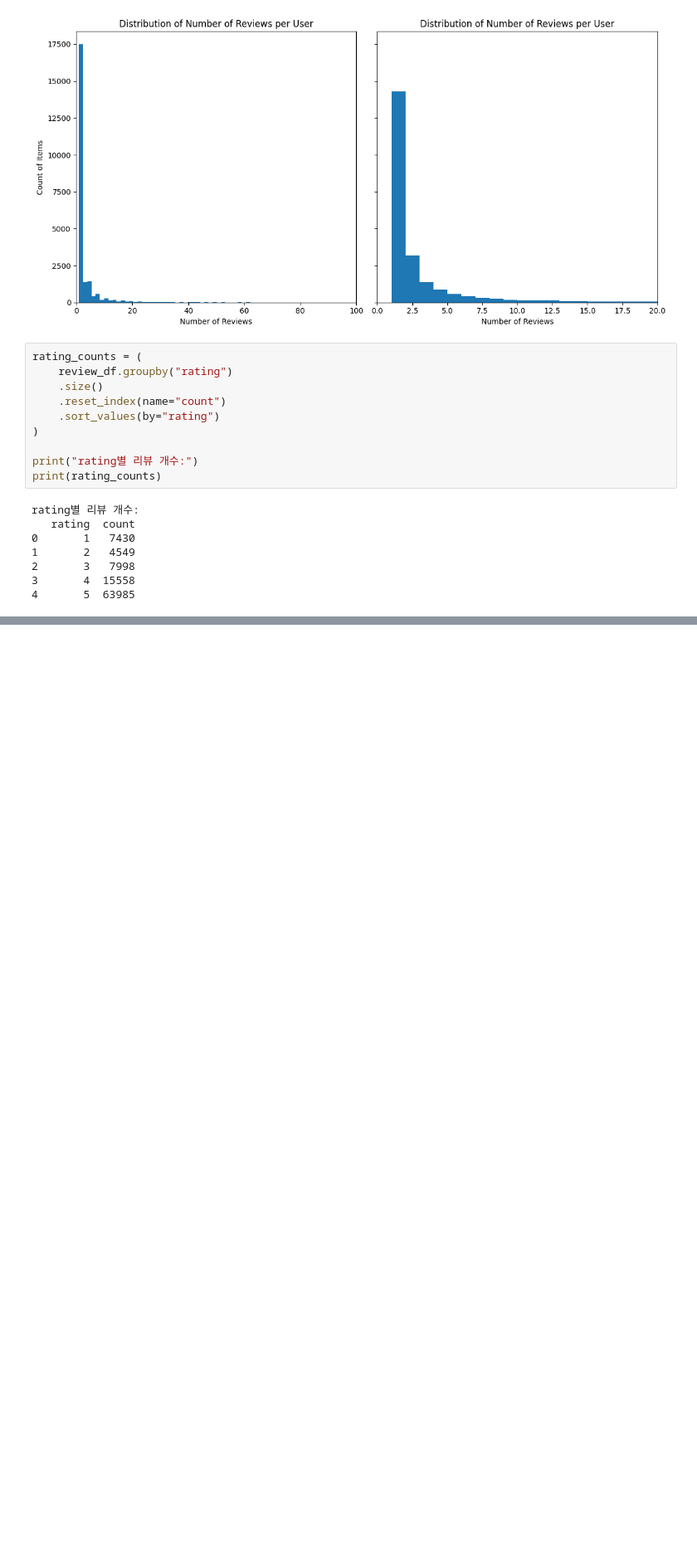
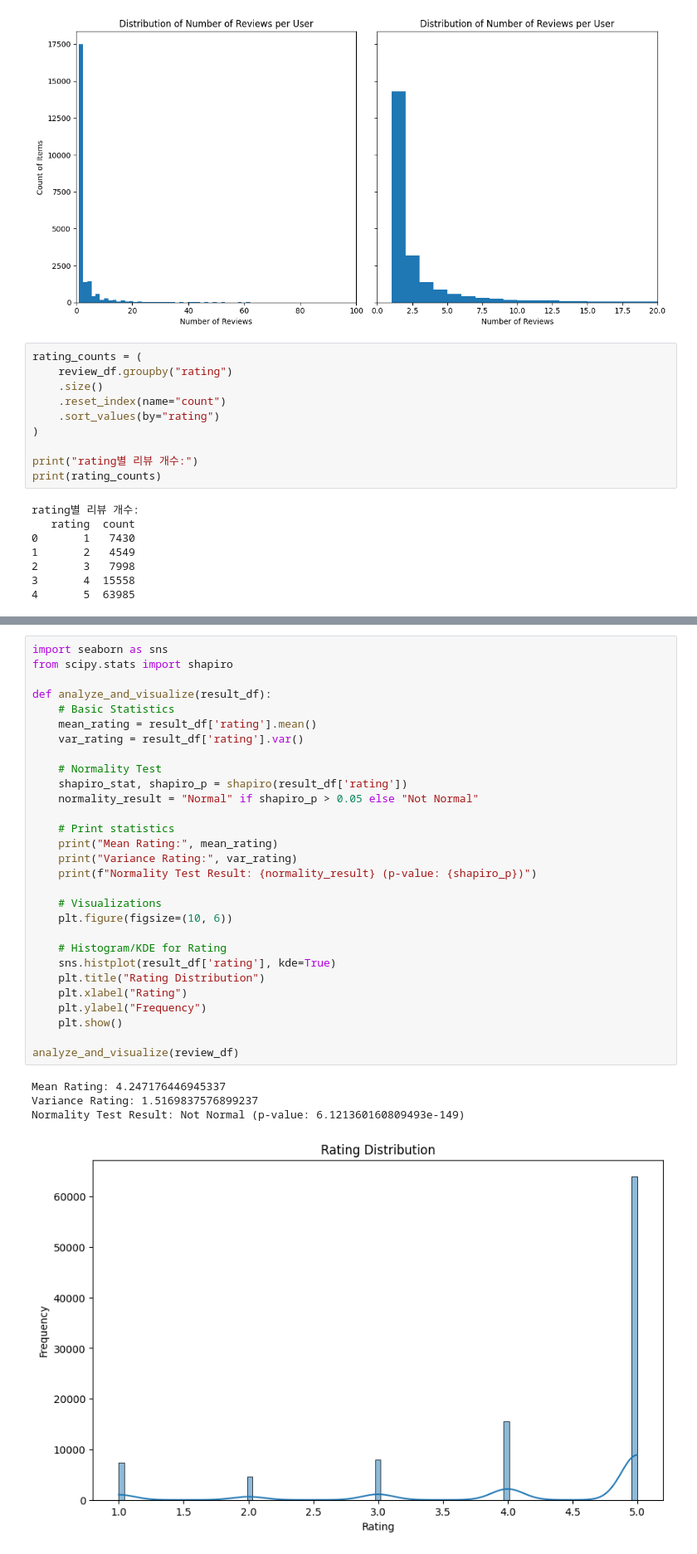
Before and after one commit to tpgus2603/DataMining, a Jupyter notebook: AmazonDataAnalysis.ipynb, the cells around one changed output, grey strips where cells are left out. Shown: that part at 83% size. Saved outputs shown, nothing was run; the diff lists cells and outputs as text; blank space fills up the shorter version.

```diff
--- a/AmazonDataAnalysis.ipynb
+++ b/AmazonDataAnalysis.ipynb
@@ -262,0 +262,34 @@ visualize_category_distribution(review_df)
+# %%
+import seaborn as sns
+from scipy.stats import shapiro
+
+def analyze_and_visualize(result_df):
+    # Basic Statistics
+    mean_rating = result_df['rating'].mean()
+    var_rating = result_df['rating'].var()
+
+    # Normality Test
+    shapiro_stat, shapiro_p = shapiro(result_df['rating'])
+    normality_result = "Normal" if shapiro_p > 0.05 else "Not Normal"
+
+    # Print statistics
+    print("Mean Rating:", mean_rating)
+    print("Variance Rating:", var_rating)
+    print(f"Normality Test Result: {normality_result} (p-value: {shapiro_p})")
+
+    # Visualizations
+    plt.figure(figsize=(10, 6))
+
+    # Histogram/KDE for Rating
+    sns.histplot(result_df['rating'], kde=True)
+    plt.title("Rating Distribution")
+    plt.xlabel("Rating")
+    plt.ylabel("Frequency")
+    plt.show()
+
+analyze_and_visualize(review_df)
+# %% [output]
+Mean Rating: 4.247176446945337
+Variance Rating: 1.5169837576899237
+Normality Test Result: Not Normal (p-value: 6.121360160809493e-149)
+[figure, added]
```
Also changed, not shown: parts of 5 cells of this notebook.
